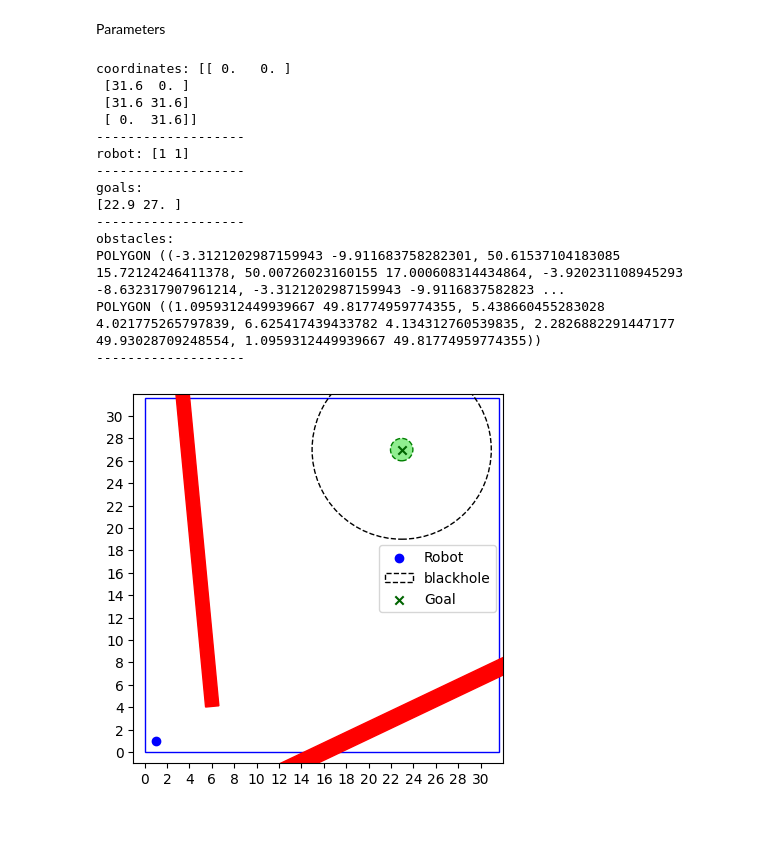
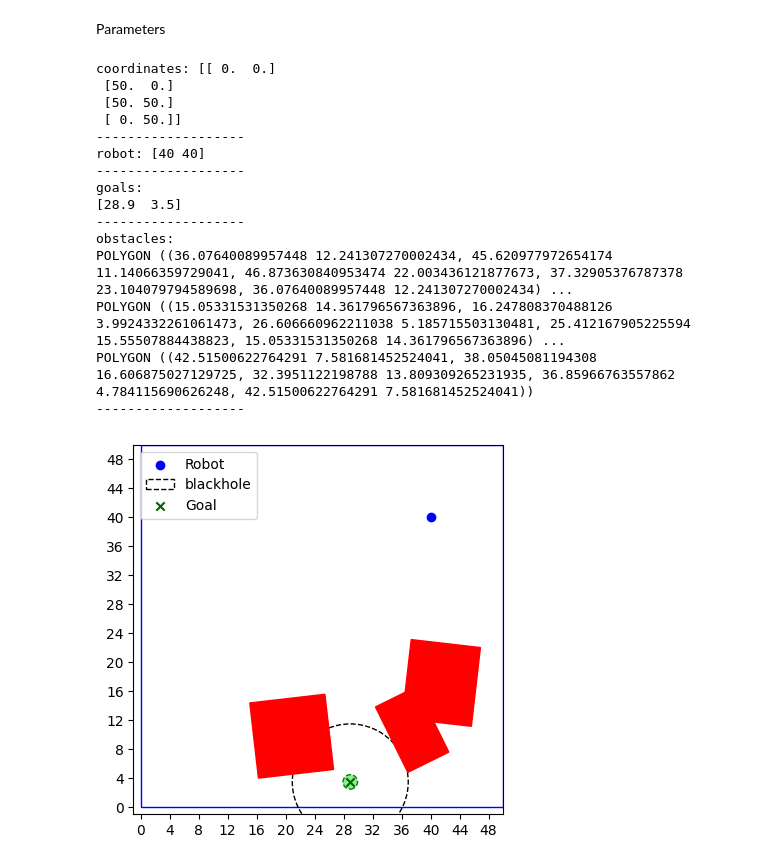
Before and after one commit to Sharkar96/BHDQN, a Jupyter notebook: BHDQN.ipynb, the cells around one changed output. Cells and saved outputs as stored; diff of their text form; code cells hidden in the pictures; blank space fills up the shorter version.

```diff
--- a/BHDQN.ipynb
+++ b/BHDQN.ipynb
@@ -18,7 +18,7 @@ def point2nparray(p: Point):
 Parameters
 # %%
 katt=1 #attraction coefficient
-kstr=4 #repulsive coefficient
+kstr=8 #repulsive coefficient
 krep=20 #blackhole field coefficient
 p0=3 #range of repulsive field
 ps=8 #range of blackhole field
@@ -27,8 +27,9 @@ W2=10 #reward of completing goals
 W3=-0.2 #penalty for each time
 alpha=-20 #reward coefficient of potential field
 gamma=0.95 #discount rate
-ts=0.1 #sampling time
+ts=0.06 #sampling time
 eps=1 #distance from the goal to be reached
+stdDev=1 #standard deviation for the gaussian noise
 # %%
 class Obstacle:
   def __init__(self, o: Point, A):
@@ -42,7 +43,7 @@ class Obstacle:
 
   def createObstacle(self, o: Point, A):
     th=360*r.random()
-    rngLength=r.uniform(A*0.1,A*0.9)
+    rngLength=(r.random()+0.5)*m.sqrt(A)
 
     vertex=[]
     vertex.append(Point(o.x-rngLength/2,o.y-(A/rngLength)/2))
@@ -78,8 +79,8 @@ class Robot:
                             )
 
     chosenMove=np.argmax(np.dot(force, possibleMoves.T))
-    self.x=self.x + ts*possibleMoves[chosenMove][0]*linalg.norm(force)
-    self.y=self.y + ts*possibleMoves[chosenMove][1]*linalg.norm(force)
+    self.x=self.x + ts*possibleMoves[chosenMove][0]*linalg.norm(force) + np.random.normal(0, stdDev)
+    self.y=self.y + ts*possibleMoves[chosenMove][1]*linalg.norm(force) + np.random.normal(0, stdDev)
     print(moves[chosenMove], end=' ')
     print(np.array([self.x, self.y]))
     return
@@ -114,12 +115,13 @@ class Maze:
 
     #repulsive force
     for i in self.obstacles:
-      dis=distance(i.obstacle, Point(self.robot.x, self.robot.y))
+      dis=distance(i.obstacle, Point(self.robot.x, self.robot.y)) + 0.01 #for reducing nan in the division
       repulsiveF= np.array([0, 0])
       if dis <= p0:
         repulsiveFmodule=krep*((1/dis)-1/p0)*(1/dis**2)
         p1, p2 = nearest_points(i.obstacle, Point(self.robot.x, self.robot.y))
         repulsiveF=repulsiveFmodule*(point2nparray(p2)-point2nparray(p1))
+        print(repulsiveF)
       resultingF= resultingF + repulsiveF
     return resultingF
 
@@ -146,19 +148,21 @@ class Maze:
         return True
     return False
 
+  #spawnRobot must be performed after add Obstacles
   def spawnRobot(self, x=None, y=None):
       if x is not None and y is not None:
         if self.isGoalOccluded(Point(x,y)):
-          print('unavailable position')
-          return
+          print('Position was eccupied')
         else:
           self.robot=Robot(x,y)
-      else:
+          return
+
+      candidate=Point(r.random()*self.l,r.random()*self.l)
+      while self.isGoalOccluded(candidate):
         candidate=Point(r.random()*self.l,r.random()*self.l)
-        while self.isGoalOccluded(candidate):
-          candidate=Point(r.random()*self.l,r.random()*self.l)
-        self.robot=Robot(candidate.x,candidate.y)
+      self.robot=Robot(candidate.x,candidate.y)
 
+  #addGoals and addObstacles can be performed in every order
   def addGoals(self,n=1):
     for i in range(n):
       candidate=Point(r.random()*self.l, r.random()*self.l)
@@ -167,8 +171,8 @@ class Maze:
       self.goals.append(candidate)
 
   def addObstacles(self, n=1):
-    #maximum area is 10% of entire maze
-    maxA=0.1
+    #maximum area is 7% of entire maze
+    maxA=0.07
     for i in range(n):
       candidate=Obstacle(o= Point(r.random()*self.l,r.random()*self.l),
                                      A= self.l*self.l*maxA*r.random())
@@ -211,36 +215,37 @@ class Maze:
       poly=patches.Polygon(obs.polygon2array(),edgecolor='r', facecolor='r')
       plt.gca().add_patch(poly)
     plt.gca().set_aspect('equal')
-    plt.xticks(range(0, m.ceil(self.l),2))
-    plt.yticks(range(0, m.ceil(self.l),2))
+    plt.xticks(range(0, m.ceil(self.l),4))
+    plt.yticks(range(0, m.ceil(self.l),4))
     plt.xlim(-1, m.ceil(self.l))
     plt.ylim(-1, m.ceil(self.l))
     plt.legend()
     plt.draw()
     plt.pause(0.1)
 # %%
-maze=Maze(1000)
+maze=Maze(2500)
 maze.addGoals(1)
-maze.addObstacles(2)
-maze.spawnRobot(x=1,y=1)
+maze.addObstacles(3)
+maze.spawnRobot(x=40,y=40)
 maze.print()
 maze.plot()
 # %% [output]
-coordinates: [[ 0.   0. ]
- [31.6  0. ]
- [31.6 31.6]
- [ 0.  31.6]]
+coordinates: [[ 0.  0.]
+ [50.  0.]
+ [50. 50.]
+ [ 0. 50.]]
 -------------------
-robot: [1 1]
+robot: [40 40]
 -------------------
 goals:
-[22.9 27. ]
+[28.9  3.5]
 -------------------
 obstacles:
-POLYGON ((-3.3121202987159943 -9.911683758282301, 50.61537104183085 15.72124246411378, 50.00726023160155 17.000608314434864, -3.920231108945293 -8.632317907961214, -3.3121202987159943 -9.9116837582823 ...
-POLYGON ((1.0959312449939667 49.81774959774355, 5.438660455283028 4.021775265797839, 6.625417439433782 4.134312760539835, 2.2826882291447177 49.93028709248554, 1.0959312449939667 49.81774959774355))
+POLYGON ((36.07640089957448 12.241307270002434, 45.620977972654174 11.14066359729041, 46.873630840953474 22.003436121877673, 37.32905376787378 23.104079794589698, 36.07640089957448 12.241307270002434) ...
+POLYGON ((15.05331531350268 14.361796567363896, 16.247808370488126 3.9924332261061473, 26.606660962211038 5.185715503130481, 25.412167905225594 15.55507884438823, 15.05331531350268 14.361796567363896) ...
+POLYGON ((42.51500622764291 7.581681452524041, 38.05045081194308 16.606875027129725, 32.3951122198788 13.809309265231935, 36.85966763557862 4.784115690626248, 42.51500622764291 7.581681452524041))
 -------------------
-[figure, old version]
+[figure, new version]
 # %%
 
 epochs=50
```
Also changed, not shown: parts of 1 cell of this notebook.
